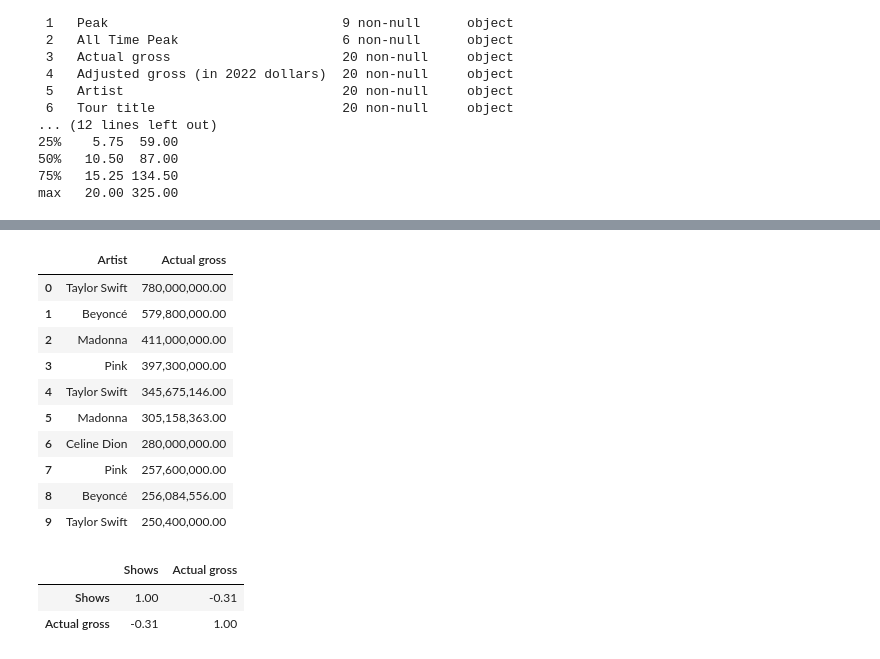
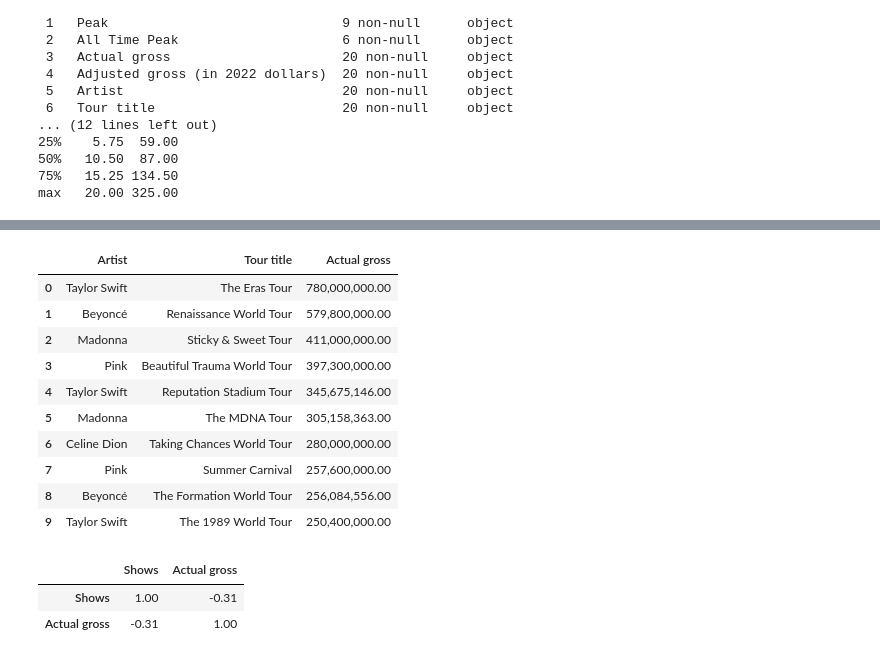
Before and after one commit to andifathir/Penggalian-Data, a Jupyter notebook: Praktikum/Modul2/tugas.ipynb, the cells around one changed output, grey strips where cells are left out. Drawn from its saved outputs; the diff is of its cells as text; code cells hidden in the pictures.

```diff
--- a/Praktikum/Modul2/tugas.ipynb
+++ b/Praktikum/Modul2/tugas.ipynb
@@ -126,15 +126,15 @@ data['Adjusted gross (in 2022 dollars)'] = data['Adjusted gross (in 2022 dollars
 data = data.dropna(subset=['Actual gross', 'Adjusted gross (in 2022 dollars)'])
 
 # Clean the 'Peak' and 'All Time Peak' columns by removing any non-numeric characters
-data['Peak'] = data['Peak'].replace({'\[\w*\]': '', '†': '', ',': ''}, regex=True).astype(float)
-data['All Time Peak'] = data['All Time Peak'].replace({'\[\w*\]': '', '†': '', ',': ''}, regex=True).astype(float)
+data['Peak'] = data['Peak'].replace({'\\[.*?\\]': '', '†': '', ',': ''}, regex=True).astype(float)
+data['All Time Peak'] = data['All Time Peak'].replace({'\\[.*?\\]': '', '†': '', ',': ''}, regex=True).astype(float)
 
 # Fill missing values in 'Peak' and 'All Time Peak' with a placeholder (e.g., NaN)
 data['Peak'] = data['Peak'].fillna(np.nan)
 data['All Time Peak'] = data['All Time Peak'].fillna(np.nan)
 
 # Remove special characters like ‡[21][a]* from the 'Tour title' column
-data['Tour title'] = data['Tour title'].replace(r'[\[.*\]‡\*]', '', regex=True)
+data['Tour title'] = data['Tour title'].replace(r'\[.*?\]|\‡|\*|\†', '', regex=True)
 
 # Display the cleaned data
 data.head()
@@ -146,8 +146,2 @@ data.head()
 | 3 | 4 | 2.00 | 10.00 | 397,300,000.00 | 454,751,555.00 | Pink | Beautiful Trauma World Tour | 2018 | ... |
 | 4 | 5 | 2.00 | NaN | 345,675,146.00 | 402,844,849.00 | Taylor Swift | Reputation Stadium Tour | 2018 | ... |
-# %%
-# Remove special characters like ‡[21][a]* from the 'Tour title' column
-data['Tour title'] = data['Tour title'].replace(r'\‡\[[^\]]*\]\*\†', '', regex=True)
-
-# Display the cleaned data
-data.head()
@@ -161,25 +148,23 @@ data.head()
 # %%
 # 3. Menganalisis business problem/question
 # Set pandas to display numbers in a readable format
 pd.set_option('display.float_format', '{:,.2f}'.format)
 # a. Top grossing tours
-top_grossing_tours = data[['Artist', 'Actual gross']].sort_values(by='Actual gross', ascending=False).head(10)
+top_grossing_tours = data[['Artist', 'Tour title', 'Actual gross']].sort_values(by='Actual gross', ascending=False).head(10)
 
-
-# Displaying results
 top_grossing_tours
 # %% [output]
-|  | Artist | Actual gross |
-| 0 | Taylor Swift | 780,000,000.00 |
-| 1 | Beyoncé | 579,800,000.00 |
-| 2 | Madonna | 411,000,000.00 |
-| 3 | Pink | 397,300,000.00 |
-| 4 | Taylor Swift | 345,675,146.00 |
-| 5 | Madonna | 305,158,363.00 |
-| 6 | Celine Dion | 280,000,000.00 |
-| 7 | Pink | 257,600,000.00 |
-| 8 | Beyoncé | 256,084,556.00 |
-| 9 | Taylor Swift | 250,400,000.00 |
+|  | Artist | Tour title | Actual gross |
+| 0 | Taylor Swift | The Eras Tour | 780,000,000.00 |
+| 1 | Beyoncé | Renaissance World Tour | 579,800,000.00 |
+| 2 | Madonna | Sticky & Sweet Tour | 411,000,000.00 |
+| 3 | Pink | Beautiful Trauma World Tour | 397,300,000.00 |
+| 4 | Taylor Swift | Reputation Stadium Tour | 345,675,146.00 |
+| 5 | Madonna | The MDNA Tour | 305,158,363.00 |
+| 6 | Celine Dion | Taking Chances World Tour | 280,000,000.00 |
+| 7 | Pink | Summer Carnival | 257,600,000.00 |
+| 8 | Beyoncé | The Formation World Tour | 256,084,556.00 |
+| 9 | Taylor Swift | The 1989 World Tour | 250,400,000.00 |
 # %%
 # b. Correlation between shows and gross
 correlation = data[['Shows', 'Actual gross']].corr()
```
Also changed, not shown: parts of 7 cells of this notebook.
